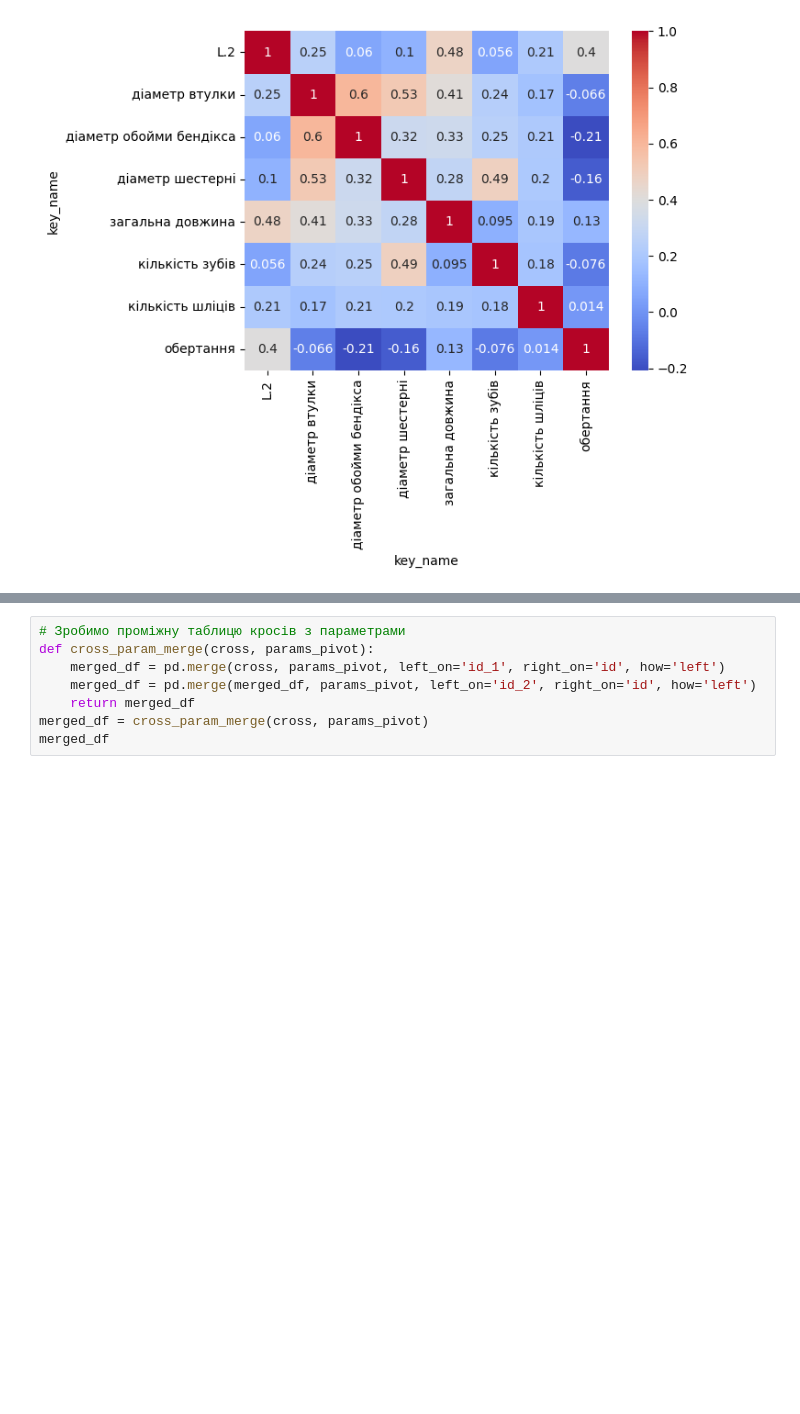
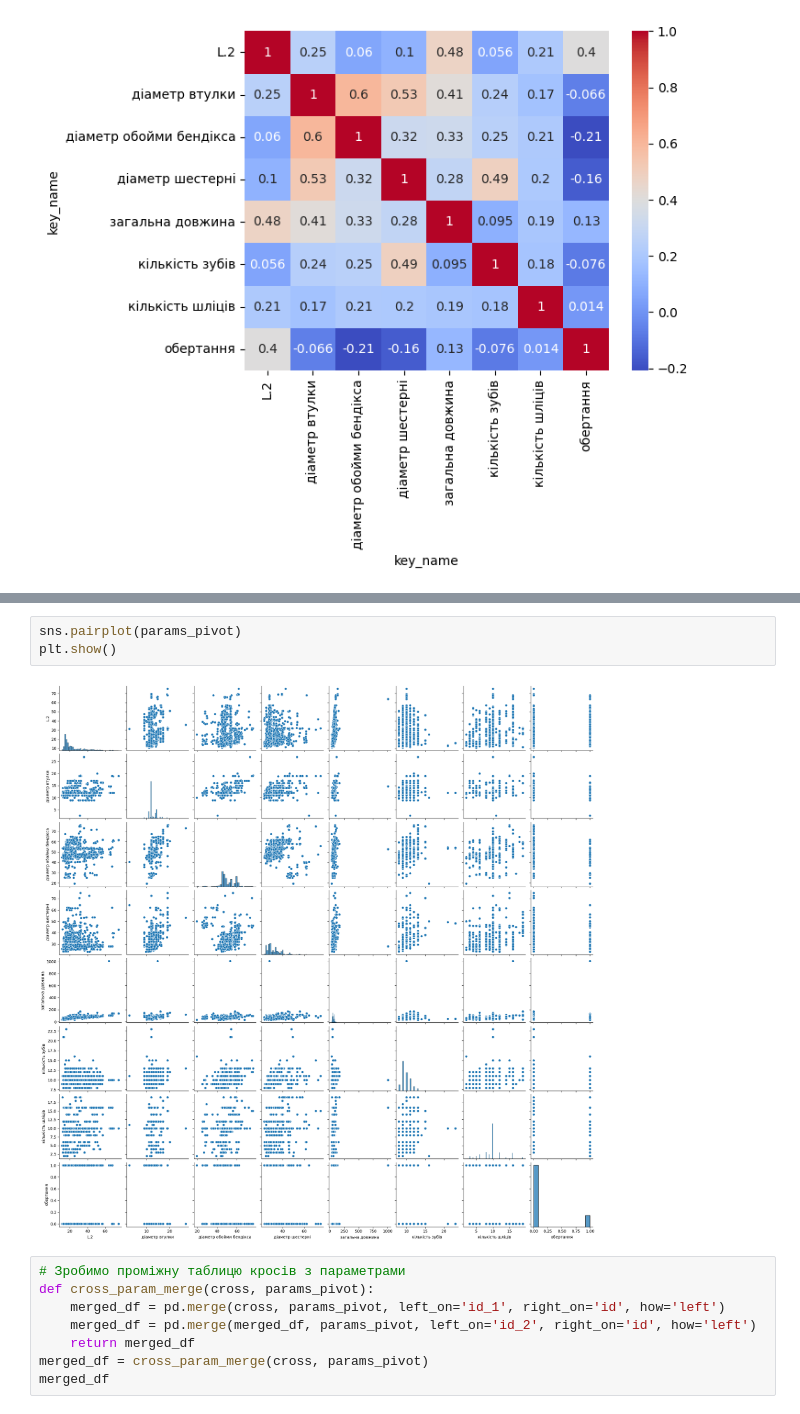
Before and after one commit to KonstantinKozhemiakin/ProjectDetectCross, a Jupyter notebook: project.ipynb, the cells around one changed output, grey strips where cells are left out. Cells and saved outputs as stored; diff of their text form; blank space fills up the shorter version.

```diff
--- a/project.ipynb
+++ b/project.ipynb
@@ -205,3 +224,8 @@ plt.show()
+# %%
+sns.pairplot(params_pivot)
+plt.show()
+# %% [output]
+[figure, added]
 # %%
 # Зробимо проміжну таблицю кросів з параметрами
 def cross_param_merge(cross, params_pivot):
```
Also changed, not shown: parts of 6 cells of this notebook.
